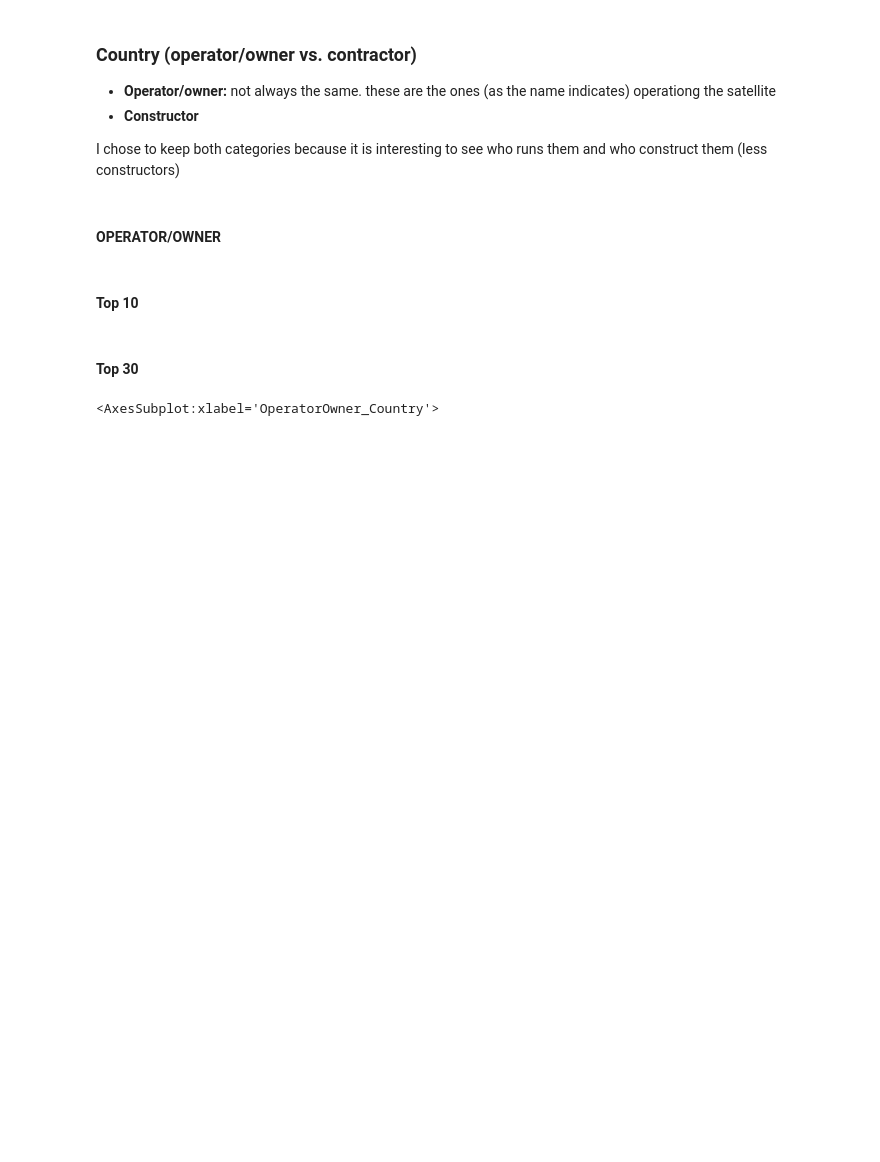
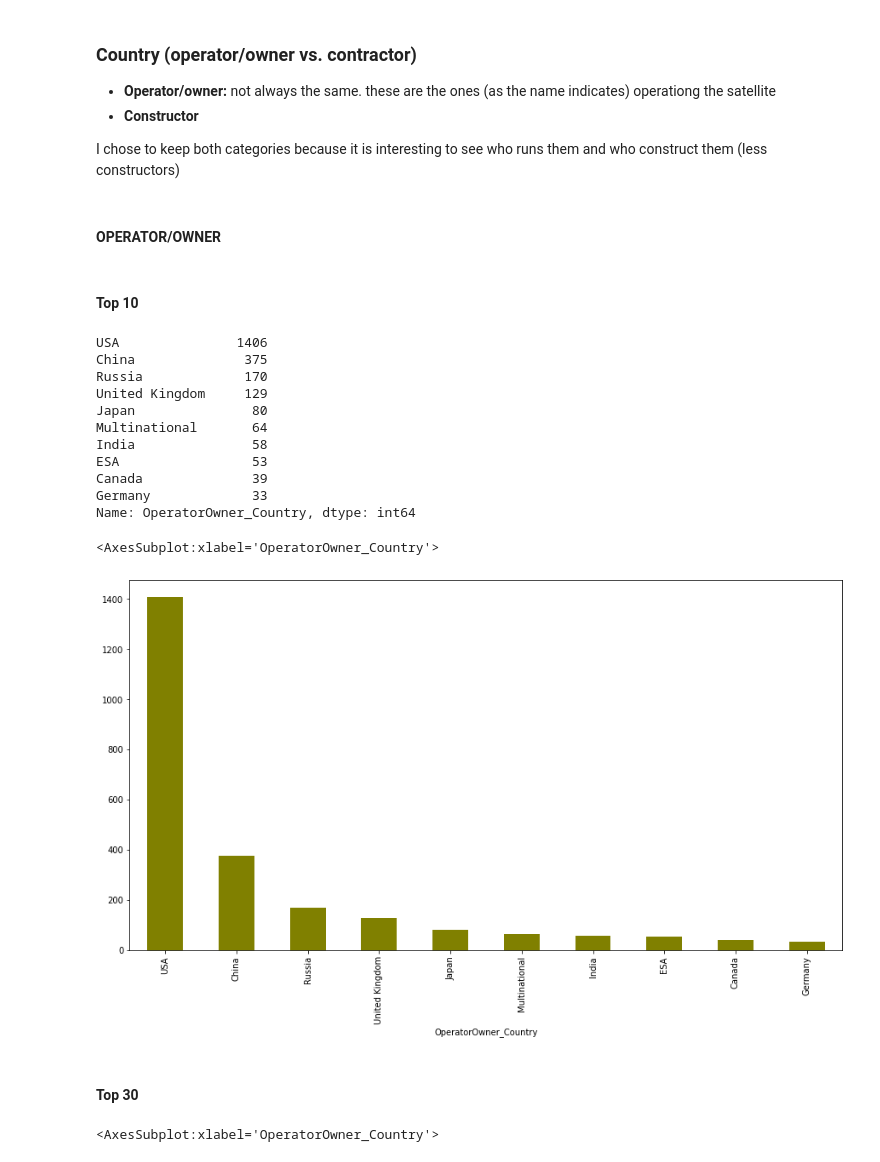
Before and after one commit to AjiacoVic/Satellites_Market_study, a Jupyter notebook: PART1 - Sat orbiting Earth - Data Cleaning.ipynb, the cells around one changed output. Saved outputs shown, nothing was run; the diff lists cells and outputs as text; code cells hidden in the pictures; blank space fills up the shorter version.

```diff
--- a/PART1 - Sat orbiting Earth - Data Cleaning.ipynb
+++ b/PART1 - Sat orbiting Earth - Data Cleaning.ipynb
@@ -241,19 +246,33 @@ I chose to keep both categories because it is interesting to see who runs them a
 # %% [markdown]
 #### Top 10
 # %%
-print(sat['Country of Operator/Owner'].value_counts()[:10])
-sats_country = sat.groupby(['Country of Operator/Owner'])['Current Official Name of Satellite'].agg('count').sort_values(ascending=False)[:10]
+print(sat['OperatorOwner_Country'].value_counts()[:10])
+sats_country = sat.groupby(['OperatorOwner_Country'])['CurrentOfficial_Name'].agg('count').sort_values(ascending=False)[:10]
 sats_country.plot.bar(figsize=(15,8), color = 'olive')
 
 #Note:
 #The home country identified with the operator/owner given in column D, i.e., the country that operates
 #or owns the satellite or the home country of the business entity that does so. If this includes three
 #or fewer countries, each is listed; otherwise the project is simply designated as Multinational.
 #An exception to this is projects of the European Space Agency (ESA), which represent the joint efforts
 #of its 15 member states and are designated as ESA.
 
 #LET OP: some countries like Frane have multiple partnership projects as well as 'own' therefore,
 #whist the total of project under 1flag are lower, the total amount might be higher but is currently split
+# %% [output]
+USA               1406
+China              375
+Russia             170
+United Kingdom     129
+Japan               80
+Multinational       64
+India               58
+ESA                 53
+Canada              39
+Germany             33
+Name: OperatorOwner_Country, dtype: int64
+<AxesSubplot:xlabel='OperatorOwner_Country'>
+[figure, added]
 # %% [markdown]
 #### Top 30
 # %%
```
Also changed, not shown: parts of 17 cells of this notebook, 1 other file.
